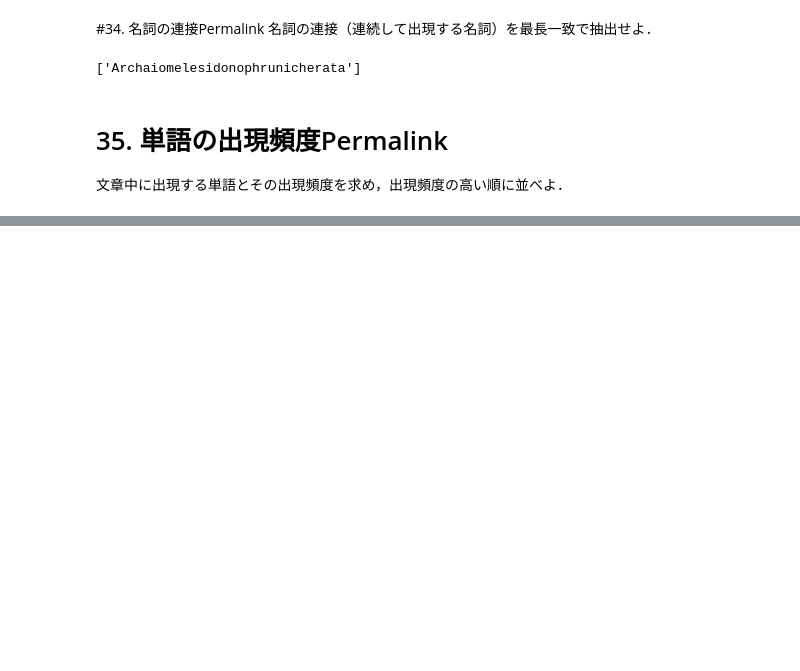
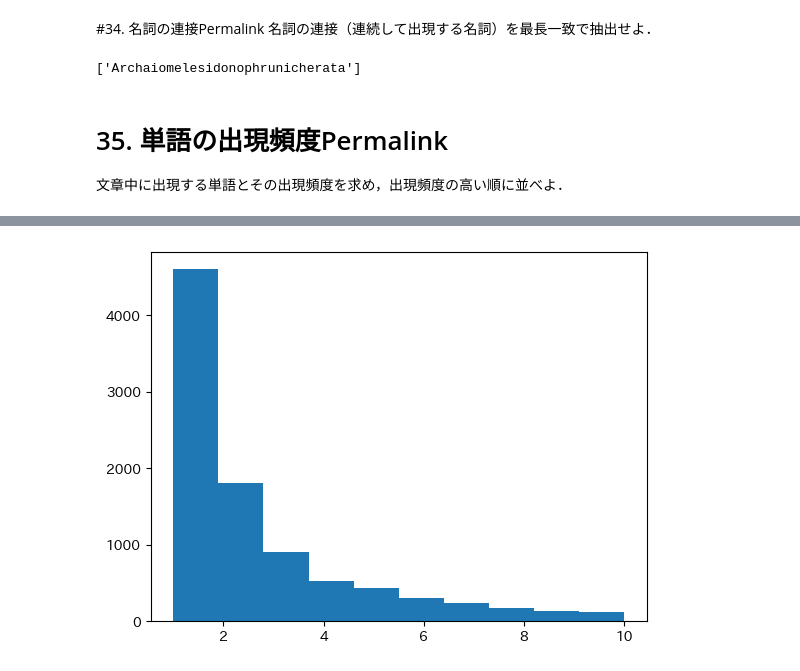
Before and after one commit to areldai03/nlp100knock, a Jupyter notebook: chap4.ipynb, the cells around one changed output, grey strips where cells are left out. Drawn from its saved outputs; the diff is of its cells as text; code cells hidden in the pictures; blank space fills up the shorter version.

```diff
--- a/chap4.ipynb
+++ b/chap4.ipynb
@@ -143,0 +233,16 @@ print([text for text, len in d.items() if len == max_length])
+# %%
+from collections import Counter
+
+wordlist = []
+
+for sentence in result:
+  for word in sentence:
+    wordlist.append(word["base"])
+
+word_counts = Counter(wordlist)
+
+
+plt.hist(word_counts.values(), bins=10, range=(1,10))
+plt.show();
+# %% [output]
+[figure, added]
```
Also changed, not shown: parts of 10 cells of this notebook.
